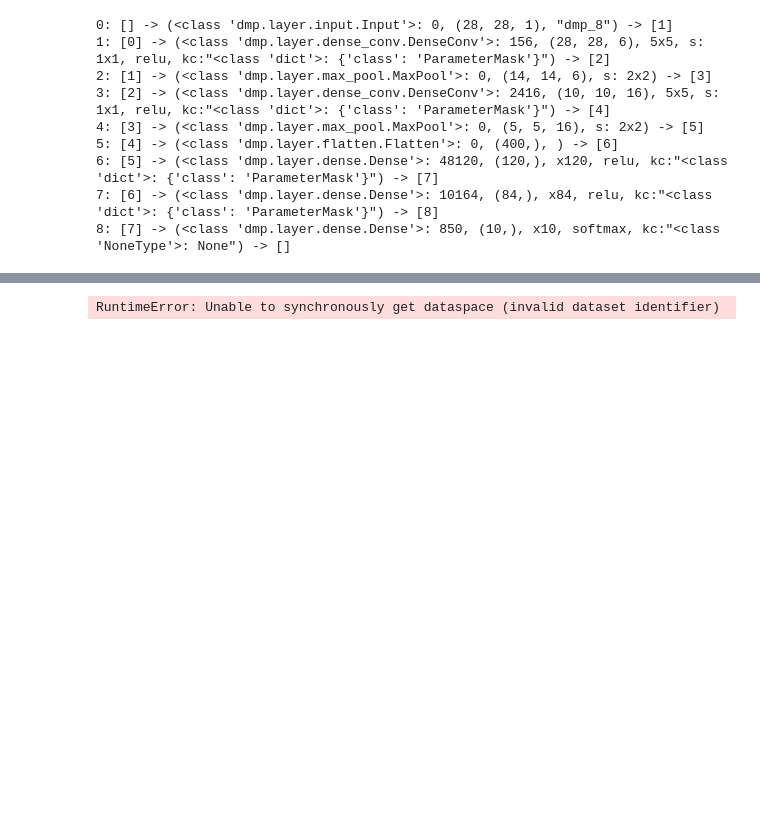
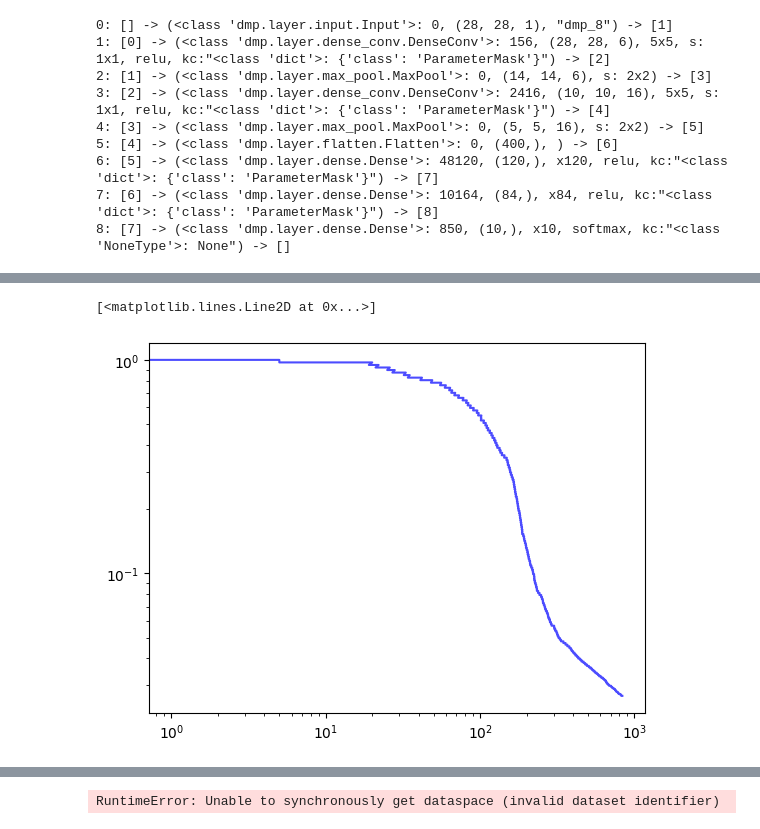
Before and after one commit to NREL/BUTTER-Empirical-Deep-Learning-Experimental-Framework, a Jupyter notebook: example/database_query_example.ipynb, the cells around one changed output, grey strips where cells are left out. Saved outputs shown, nothing was run; the diff lists cells and outputs as text; code cells hidden in the pictures; blank space fills up the shorter version.

```diff
--- a/example/database_query_example.ipynb
+++ b/example/database_query_example.ipynb
@@ -314,3 +364,14 @@ plt.semilogy(retained['epoch'], retained['trained_loss'], '--g', markersize=3.0,
+# %%
+plt.loglog(
+    retained["epoch"],
+    (retained["free_parameter_count"] - retained["masked_parameter_count"]) / retained["free_parameter_count"],
+    "-b",
+    markersize=3.0,
+    alpha=0.7,
+)
+# %% [output]
+[<matplotlib.lines.Line2D at 0x...>]
+[figure, added]
 # %%
 retained = history.loc[history["retained"] == True]
 plt.loglog((1 + retained['masked_parameter_count']) / retained['free_parameter_count'], retained['test_loss'], 'xr', markersize=3.0, alpha=.7)
```
Also changed, not shown: parts of 18 cells of this notebook, 4 other files.
